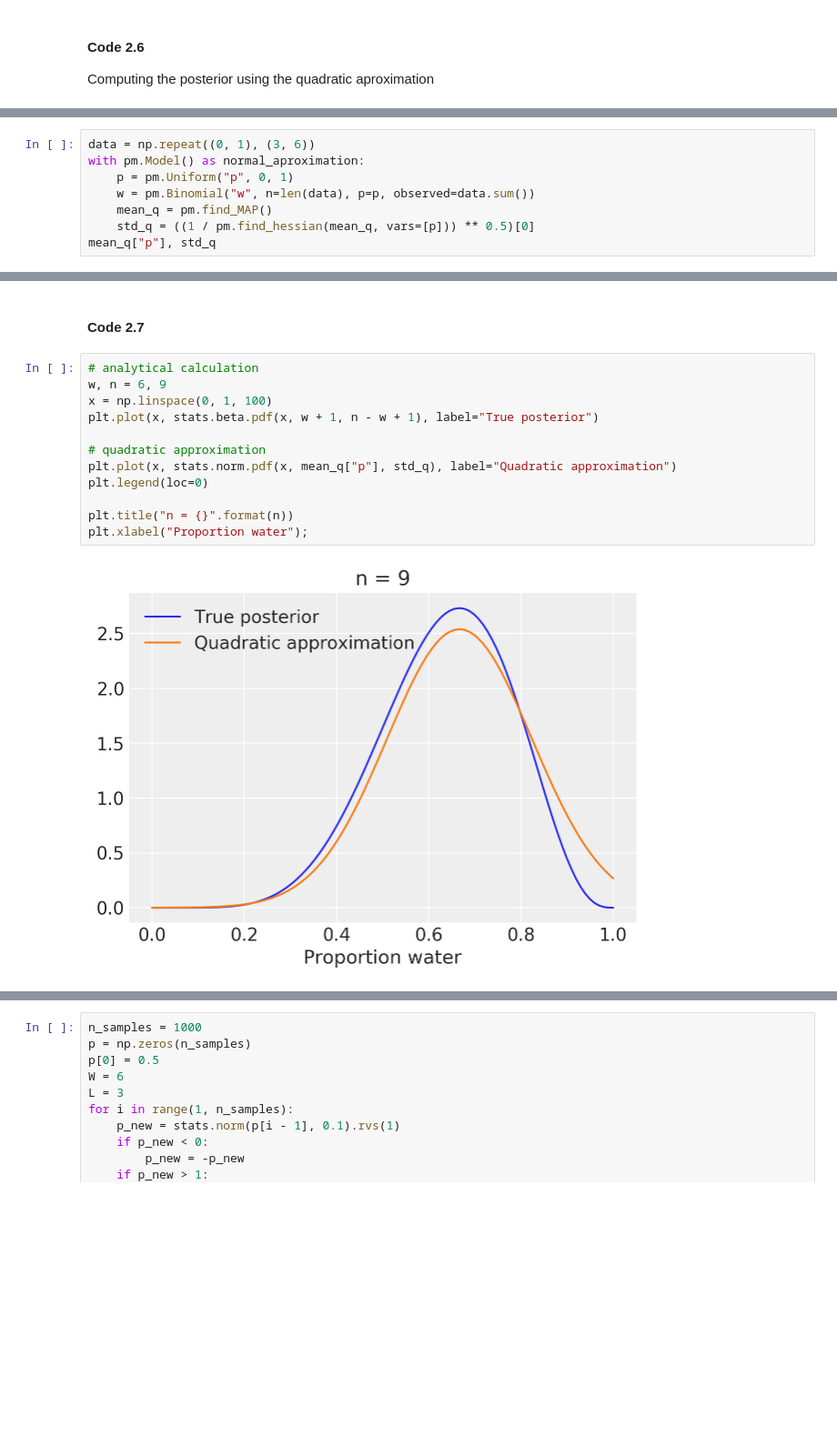
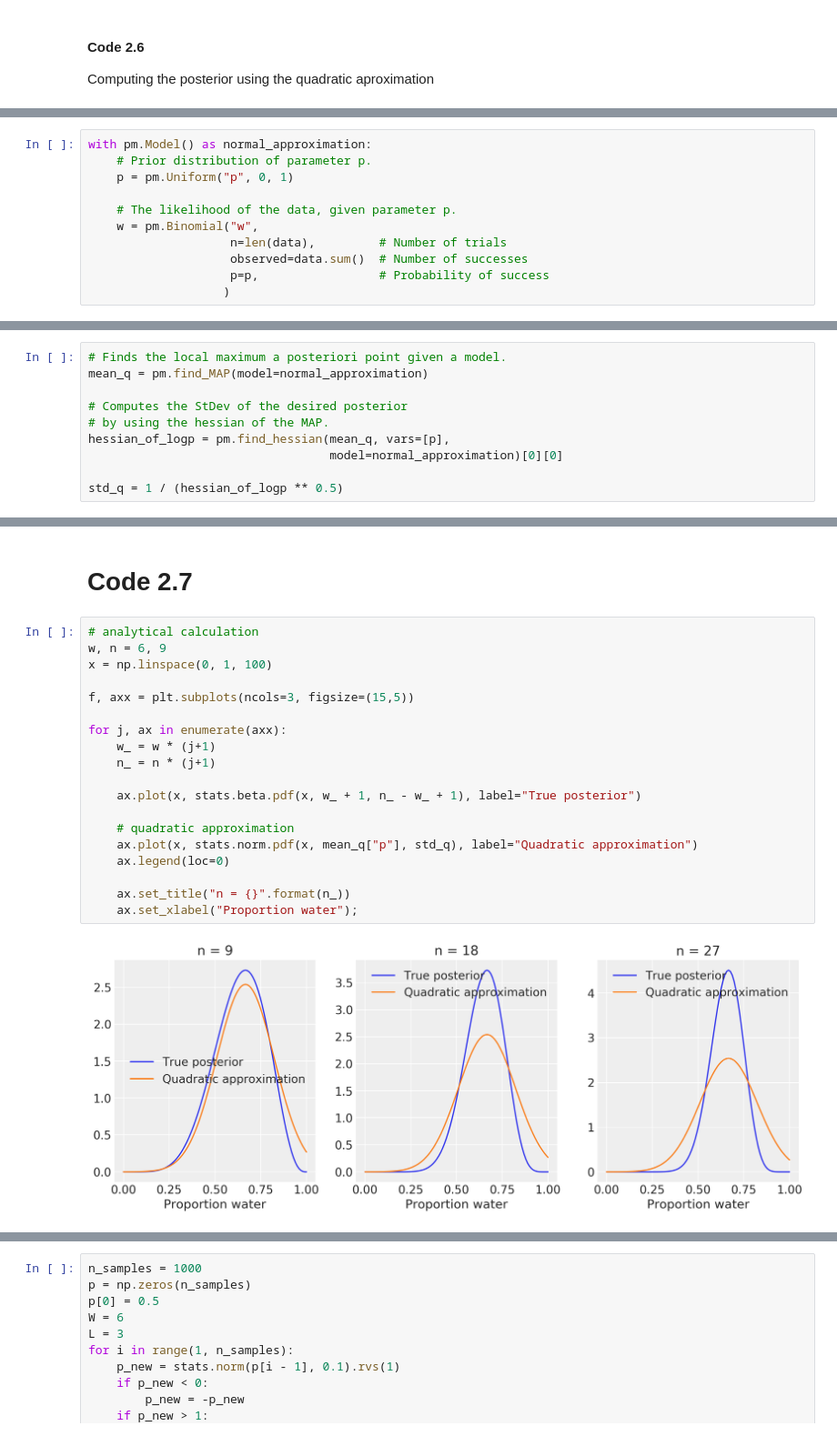
Before and after one commit to josesho/resources, a Jupyter notebook: Rethinking_2/Chp_02.ipynb, the cells around one changed output, grey strips where cells are left out. Shown at 91% size. Drawn from its saved outputs; the diff is of its cells as text; blank space fills up the shorter version.

```diff
--- a/Rethinking_2/Chp_02.ipynb
+++ b/Rethinking_2/Chp_02.ipynb
@@ -117,8 +134,11 @@ Computing the posterior using the quadratic aproximation
 # %%
-data = np.repeat((0, 1), (3, 6))
-with pm.Model() as normal_aproximation:
+with pm.Model() as normal_approximation:
+    # Prior distribution of parameter p.
     p = pm.Uniform("p", 0, 1)
-    w = pm.Binomial("w", n=len(data), p=p, observed=data.sum())
-    mean_q = pm.find_MAP()
-    std_q = ((1 / pm.find_hessian(mean_q, vars=[p])) ** 0.5)[0]
-mean_q["p"], std_q
+
+    # The likelihood of the data, given parameter p.
+    w = pm.Binomial("w",
+                    n=len(data),         # Number of trials
+                    observed=data.sum()  # Number of successes
+                    p=p,                 # Probability of success
+                   )
@@ -134,0 +153,10 @@ array([0.41553484, 0.91779849])
+# %%
+# Finds the local maximum a posteriori point given a model.
+mean_q = pm.find_MAP(model=normal_approximation)
+
+# Computes the StDev of the desired posterior
+# by using the hessian of the MAP.
+hessian_of_logp = pm.find_hessian(mean_q, vars=[p],
+                                  model=normal_approximation)[0][0]
+
+std_q = 1 / (hessian_of_logp ** 0.5)
@@ -135,17 +193,24 @@ array([0.41553484, 0.91779849])
 # %% [markdown]
-#### Code 2.7
+# Code 2.7
 # %%
 # analytical calculation
 w, n = 6, 9
 x = np.linspace(0, 1, 100)
-plt.plot(x, stats.beta.pdf(x, w + 1, n - w + 1), label="True posterior")
 
-# quadratic approximation
-plt.plot(x, stats.norm.pdf(x, mean_q["p"], std_q), label="Quadratic approximation")
-plt.legend(loc=0)
+f, axx = plt.subplots(ncols=3, figsize=(15,5))
 
-plt.title("n = {}".format(n))
-plt.xlabel("Proportion water");
+for j, ax in enumerate(axx):
+    w_ = w * (j+1)
+    n_ = n * (j+1)
+
+    ax.plot(x, stats.beta.pdf(x, w_ + 1, n_ - w_ + 1), label="True posterior")
+
+    # quadratic approximation
+    ax.plot(x, stats.norm.pdf(x, mean_q["p"], std_q), label="Quadratic approximation")
+    ax.legend(loc=0)
+
+    ax.set_title("n = {}".format(n_))
+    ax.set_xlabel("Proportion water");
 # %% [output]
-[figure, old version]
+[figure, new version]
 # %% [markdown]
```
Also changed, not shown: parts of 20 cells of this notebook.
